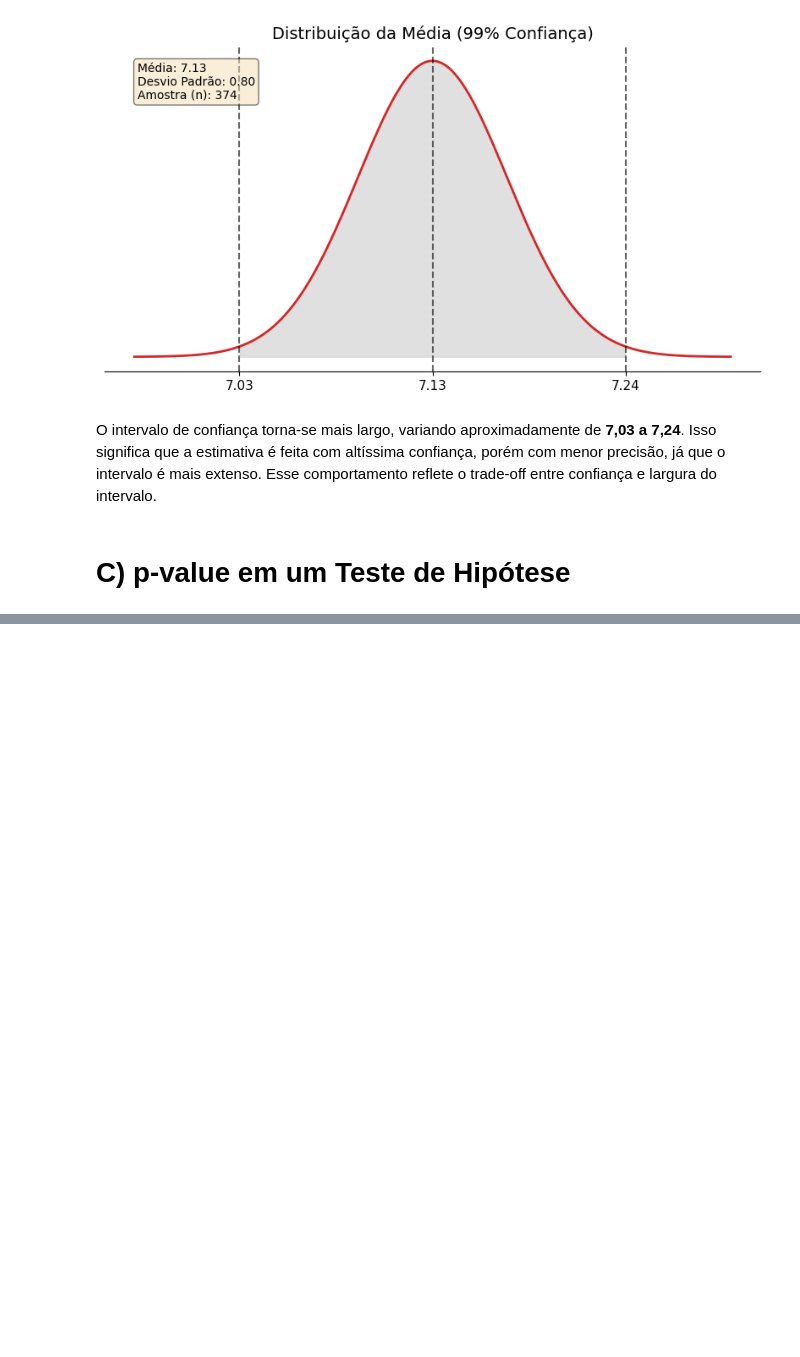
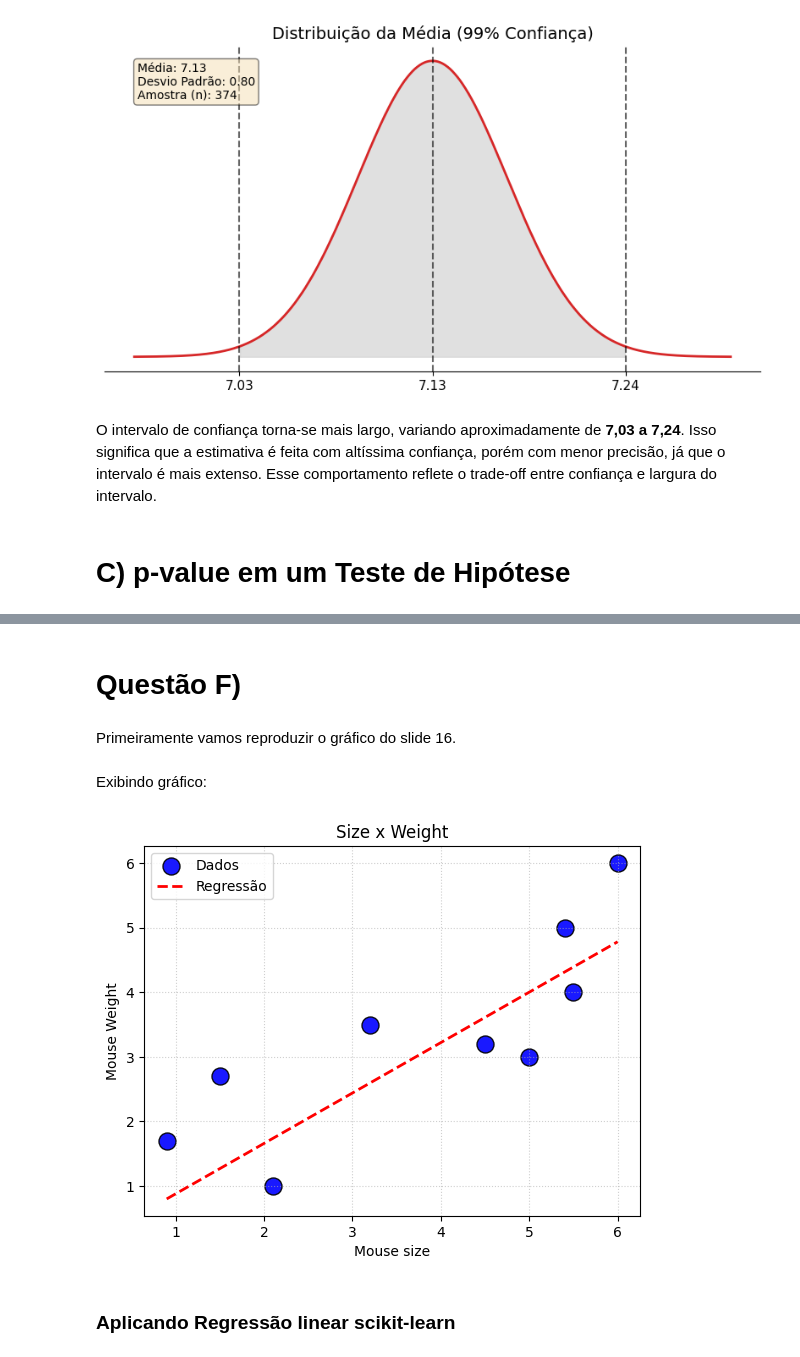
Before and after one commit to Itallo0708/Computational-Mathematics, a Jupyter notebook: notebooks/Atividade_2_2_Linear_regression_p_value_and_metrics.ipynb, the cells around one changed output, grey strips where cells are left out. Saved outputs shown, nothing was run; the diff lists cells and outputs as text; code cells hidden in the pictures; blank space fills up the shorter version.

```diff
--- a/notebooks/Atividade_2_2_Linear_regression_p_value_and_metrics.ipynb
+++ b/notebooks/Atividade_2_2_Linear_regression_p_value_and_metrics.ipynb
@@ -229,0 +282,38 @@ Esse comportamento reflete o trade-off entre confiança e largura do intervalo.
+# %% [markdown]
+# Questão F)
+# %% [markdown]
+Primeiramente vamos reproduzir o gráfico do slide 16.
+# %%
+def plotar_grafico_slide(x, y, cor, slope, intercept, titulo):
+  # Pontos
+  plt.scatter(x, y, color = cor, s= 150, edgecolor='black', alpha= 0.9, label ='Dados')
+
+  # Reta
+  linha_x = np.array([min(x), max(x)])
+  linha_y = (slope * linha_x) + intercept
+  plt.plot(linha_x, linha_y, color='red', linestyle = '--', linewidth =2, label='Regressão')
+
+  # Plot
+  plt.title(titulo)
+  plt.xlabel("Mouse size")
+  plt.ylabel("Mouse Weight")
+  plt.legend()
+  plt.grid(True, linestyle=':', alpha=0.6)
+  plt.show()
+# %% [markdown]
+Exibindo gráfico:
+# %%
+  # Dados
+  x = np.array([0.9, 1.5, 2.1, 3.2, 4.5, 5.0, 5.4, 5.5, 6.0])
+  y = np.array([1.7, 2.7, 1.0, 3.5, 3.2, 3.0, 5.0, 4.0, 6.0])
+
+  cor = 'blue'
+  slope = 0.78
+  intercept = 0.1
+
+  # Exibição
+  plotar_grafico_slide(x, y, cor, slope, intercept, 'Size x Weight')
+# %% [output]
+[figure, added]
+# %% [markdown]
+### Aplicando Regressão linear scikit-learn
```
Also changed, not shown: parts of 22 cells of this notebook.
